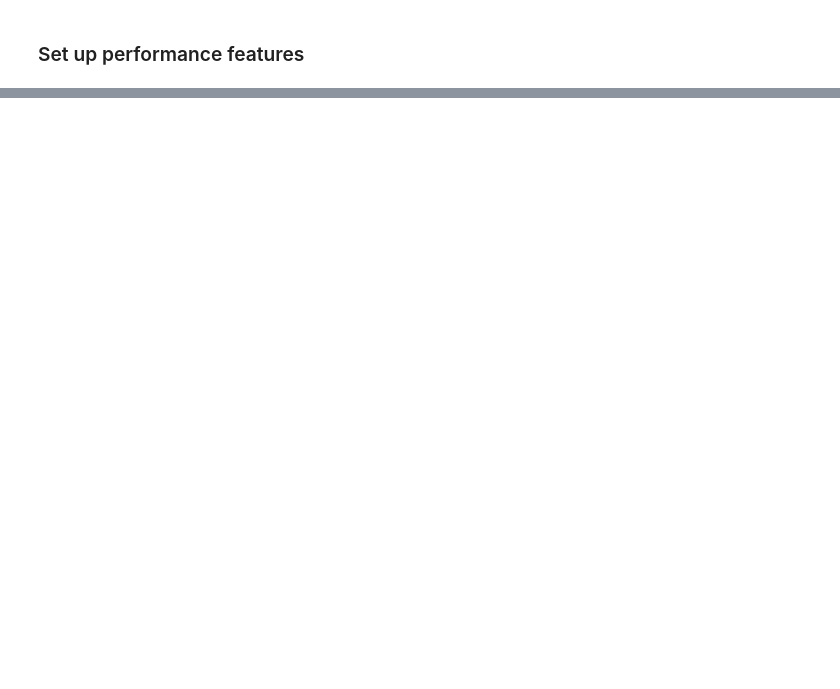
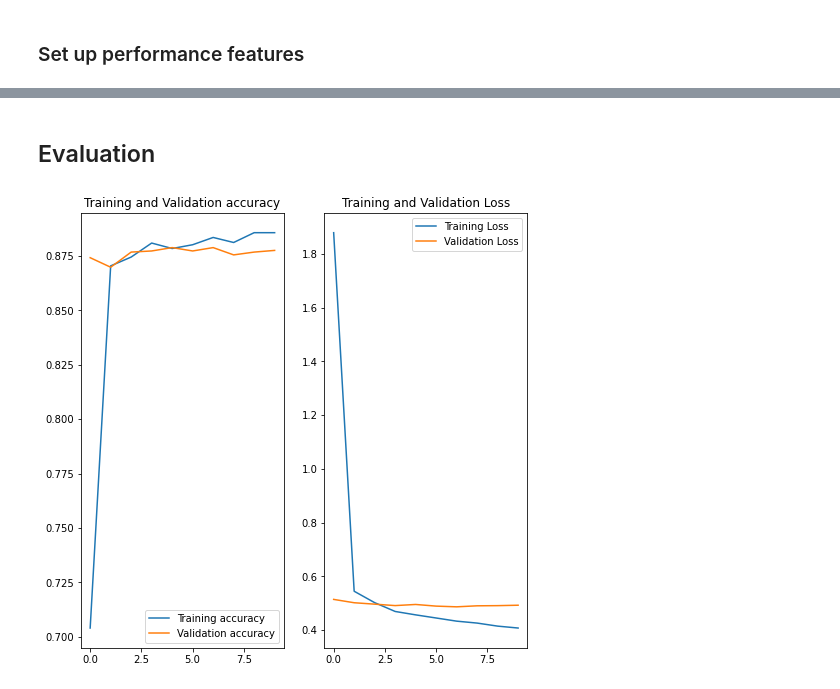
Before and after one commit to EmilyManchego-Stillwell/Dog_Breed_Categorization, a Jupyter notebook: ml_model/ml_model_final.ipynb, the cells around one changed output, grey strips where cells are left out. Drawn from its saved outputs; the diff is of its cells as text; code cells hidden in the pictures; blank space fills up the shorter version.

```diff
--- a/ml_model/ml_model_final.ipynb
+++ b/ml_model/ml_model_final.ipynb
@@ -723,0 +162,10 @@ With that model picked out we'll call the "exploration" phase done and build the
+# %%
+# set up transfer learning model
+
+resnet = "https://tfhub.dev/tensorflow/resnet_50/classification/1"
+
+
+base_model = hub.KerasLayer(
+    resnet,
+    input_shape=(img_height, img_width, 3),
+    trainable=False)
@@ -723,0 +231,9 @@ With that model picked out we'll call the "exploration" phase done and build the
+# %%
+epoch = 100
+
+history = model.fit(
+    train_data,
+    validation_data=test_data,
+    epochs=epoch,
+    callbacks=[early_stopping, checkpoints]
+    )
@@ -723,0 +258,27 @@ With that model picked out we'll call the "exploration" phase done and build the
+# %% [markdown]
+## Evaluation
+# %%
+accuracy = history.history['accuracy']
+val_accuracy = history.history['val_accuracy']
+
+loss = history.history['loss']
+val_loss = history.history['val_loss']
+
+epochs_range = range(10)
+
+plt.figure(figsize=(8, 8))
+plt.subplot(1, 2, 1)
+plt.plot(epochs_range, accuracy, label='Training accuracy')
+plt.plot(epochs_range, val_accuracy, label='Validation accuracy')
+plt.legend(loc='lower right')
+plt.title('Training and Validation accuracy')
+
+plt.subplot(1, 2, 2)
+plt.plot(epochs_range, loss, label='Training Loss')
+plt.plot(epochs_range, val_loss, label='Validation Loss')
+plt.legend(loc='upper right')
+plt.title('Training and Validation Loss')
+plt.style.use('fivethirtyeight')
+plt.show()
+# %% [output]
+[figure, added]
```
Also changed, not shown: parts of 70 cells of this notebook, 2 other files.
